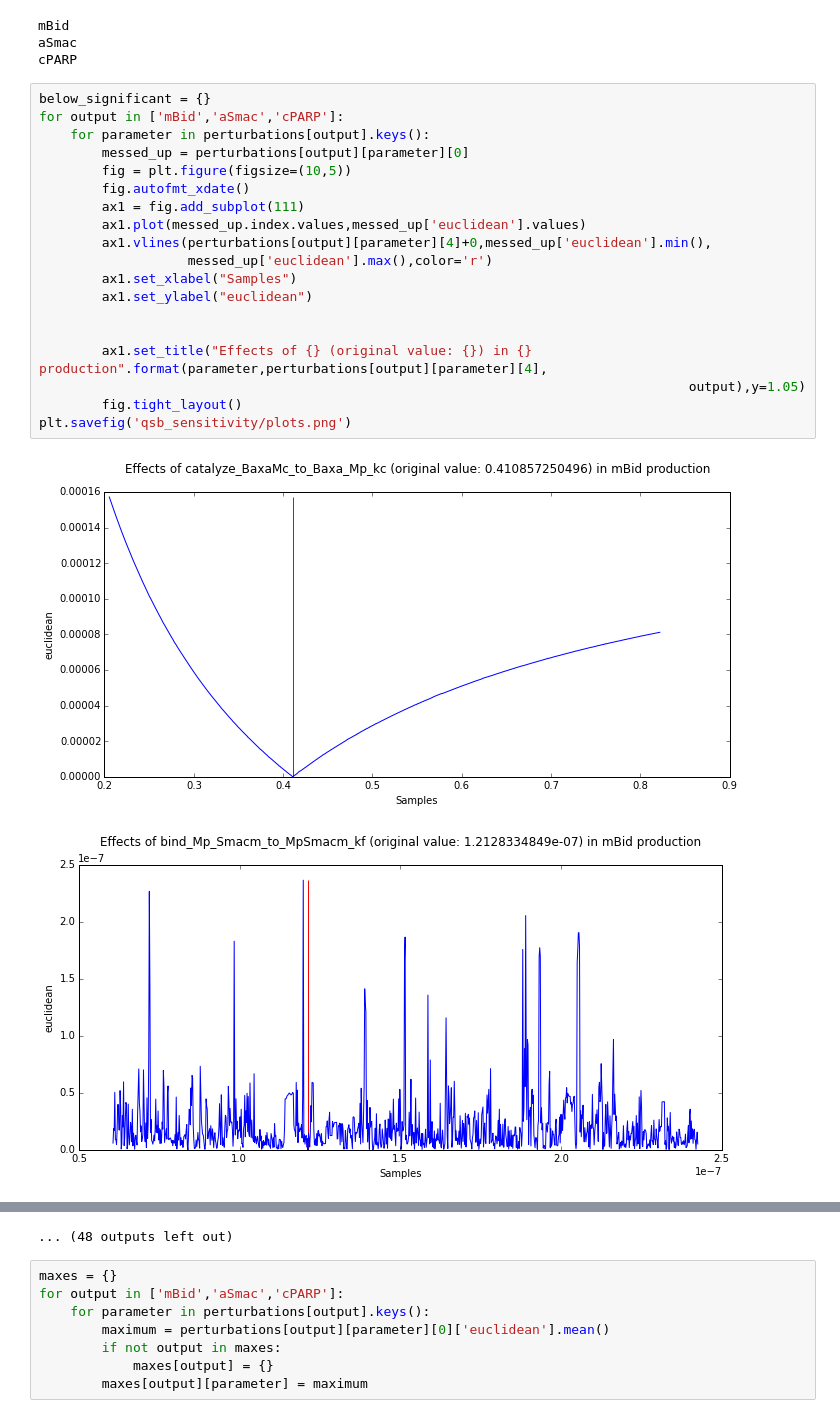
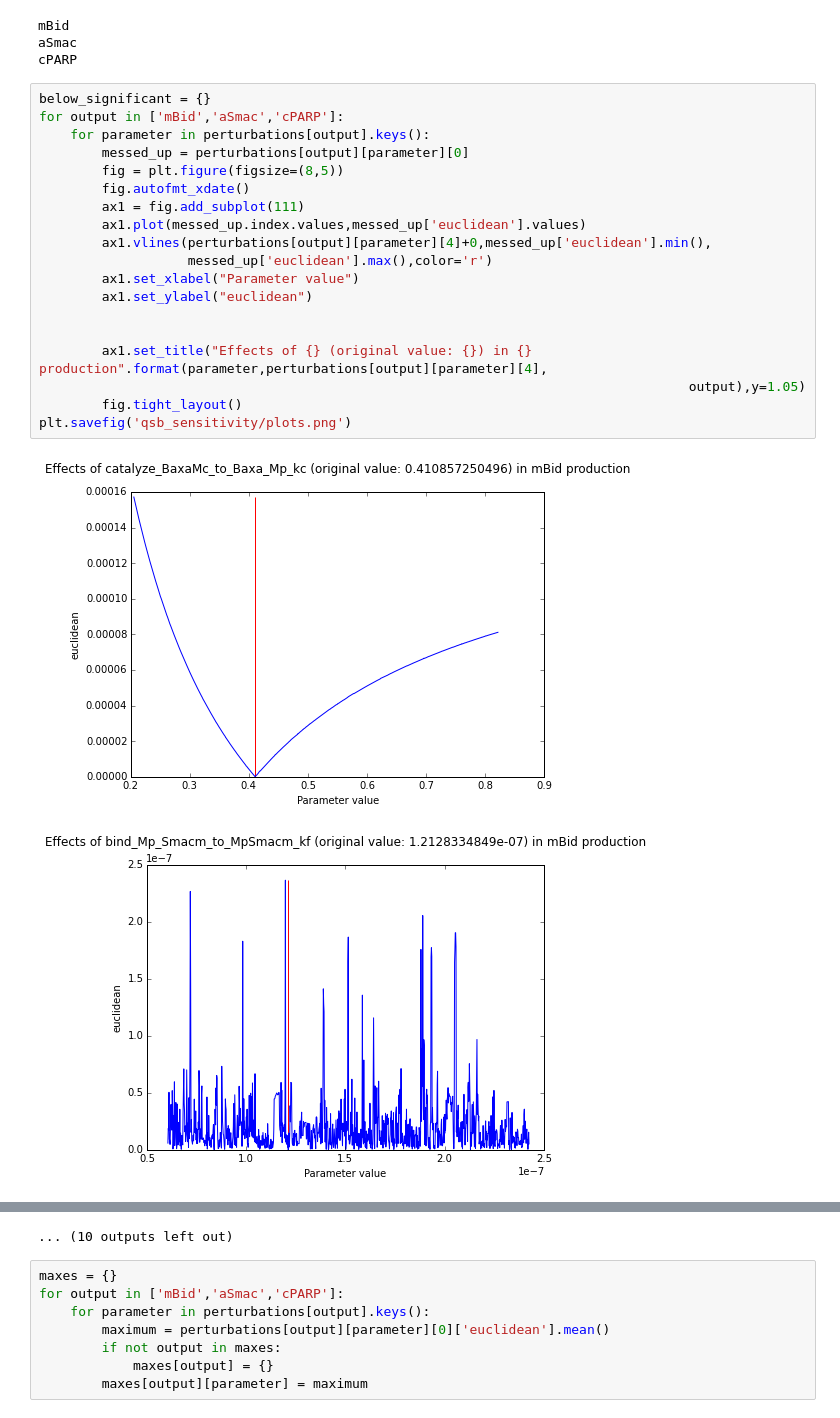
Before and after one commit to ortega2247/qsb, a Jupyter notebook: qsb_sensitivity.ipynb, the cells around one changed output, grey strips where cells are left out. Drawn from its saved outputs; the diff is of its cells as text.

Commit message:
Graphs finished

```diff
--- a/qsb_sensitivity.ipynb
+++ b/qsb_sensitivity.ipynb
@@ -128,22 +128,22 @@ cPARP
 # %%
 below_significant = {}
 for output in ['mBid','aSmac','cPARP']:
     for parameter in perturbations[output].keys():
         messed_up = perturbations[output][parameter][0]
-        fig = plt.figure(figsize=(10,5))
+        fig = plt.figure(figsize=(8,5))
         fig.autofmt_xdate()
         ax1 = fig.add_subplot(111)
         ax1.plot(messed_up.index.values,messed_up['euclidean'].values)
         ax1.vlines(perturbations[output][parameter][4]+0,messed_up['euclidean'].min(),
                    messed_up['euclidean'].max(),color='r')
-        ax1.set_xlabel("Samples")
+        ax1.set_xlabel("Parameter value")
         ax1.set_ylabel("euclidean")
 
 
         ax1.set_title("Effects of {} (original value: {}) in {} production".format(parameter,perturbations[output][parameter][4],
                                                                                    output),y=1.05)
         fig.tight_layout()
 plt.savefig('qsb_sensitivity/plots.png')
 # %% [output]
-[figure, old version]
+[figure, new version]
-[figure, old version]
+[figure, new version]
@@ -160,4 +160,4 @@ plt.savefig('qsb_sensitivity/plots.png')
-... (48 outputs left out)
+... (10 outputs left out)
 # %%
 maxes = {}
 for output in ['mBid','aSmac','cPARP']:
```
Also changed, not shown: parts of 2 cells of this notebook.
